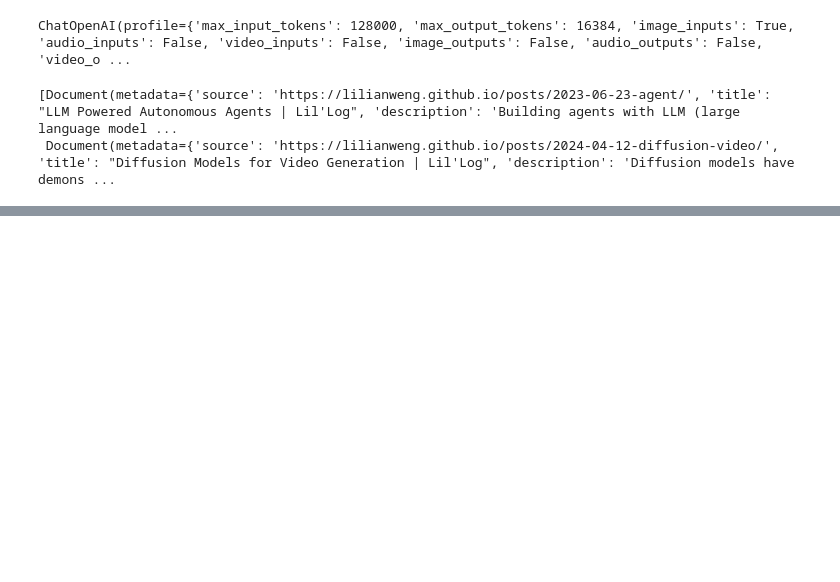
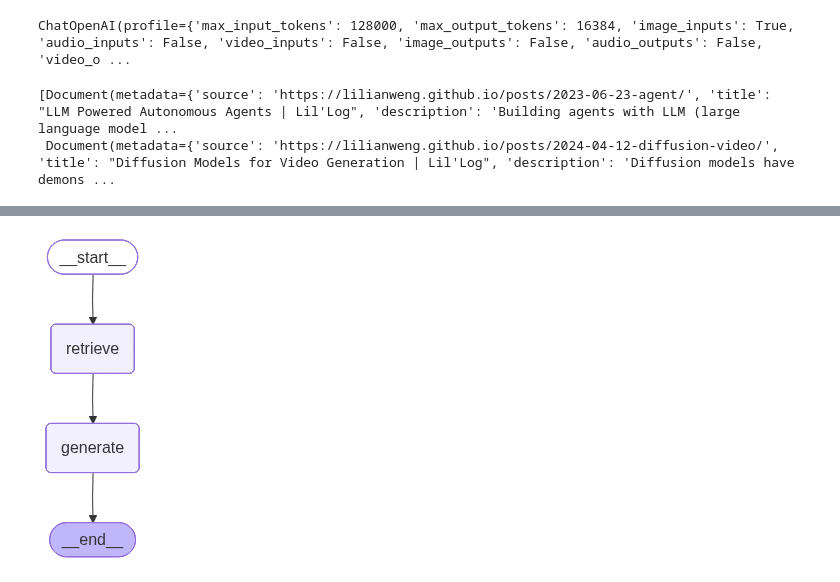
Before and after one commit to Swapnaneel1616/Agentic-RAG-Types, a Jupyter notebook: agenticrag.ipynb, the cells around one changed output, grey strips where cells are left out. Cells and saved outputs as stored; diff of their text form; code cells hidden in the pictures; blank space fills up the shorter version.

```diff
--- a/agenticrag.ipynb
+++ b/agenticrag.ipynb
@@ -37,7 +37,7 @@ docs
  Document(metadata={'source': 'https://lilianweng.github.io/posts/2024-04-12-diffusion-video/', 'title': "Diffusion Models for Video Generation | Lil'Log", 'description': 'Diffusion models have demons ...
 # %%
 #Recursive Text Splliter
-splitter = RecursiveCharacterTextSplitter(chunk_size=500 , chunk_inoverlap=50)
+splitter = RecursiveCharacterTextSplitter(chunk_size=500 , chunk_overlap=50)
 split_docs = splitter.split_documents(docs)
 
 
@@ -46,0 +54,27 @@ retriever = vectorStore.as_retriever()
+# %%
+class RAGState(BaseModel):
+    question:str
+    retrieved_docs: List[Document] = []
+    answer:str = ""
+# %%
+#Langgraph Nodes
+def retrieve_docs(state:RAGState) -> RAGState:
+    docs = retriever.invoke(state.question)
+    return RAGState(question=state.question, retrieved_docs=docs)
+
+
+def generate_answer(state:RAGState)->RAGState:
+    context = "\n".join([doc.page_content for doc in state.retrieved_docs])
+    prompt = f"Answer the question based on the following context:\n\nContext:\n{context}\n\nQuestion: {state.question}"
+    response = llm.invoke(prompt)
+    return RAGState(question=state.question, retrieved_docs=state.retrieved_docs, answer=response)
+# %%
+builder = StateGraph(RAGState)
+builder.add_node("retrieve",retrieve_docs)
+builder.add_node("generate",generate_answer)
+
+builder.set_entry_point("retrieve")
+builder.add_edge("retrieve","generate")
+builder.add_edge("generate",END)
+
+graph = builder.compile()
@@ -46,0 +83,4 @@ retriever = vectorStore.as_retriever()
+# %%
+display(Image(graph.get_graph().draw_mermaid_png()))
+# %% [output]
+[figure, added]
```
Also changed, not shown: parts of 2 cells of this notebook.
